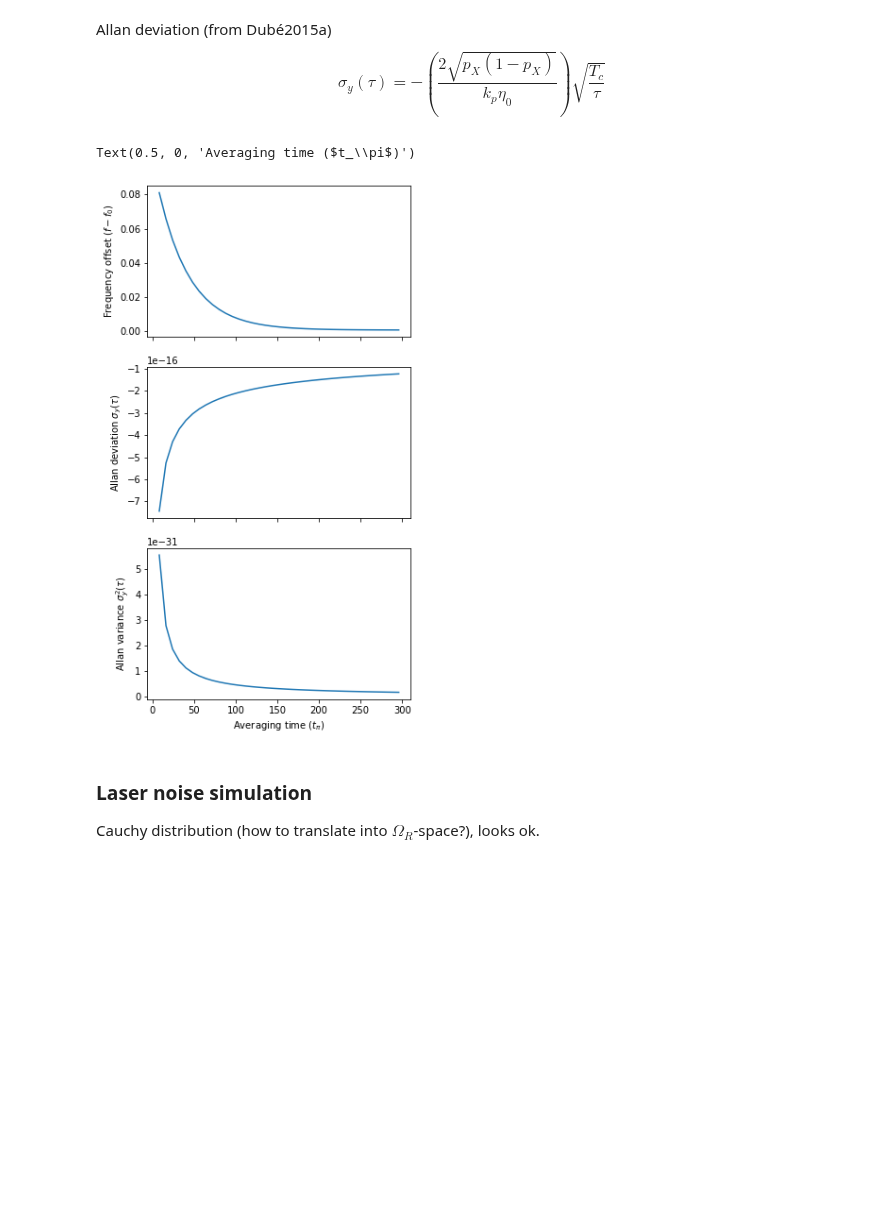
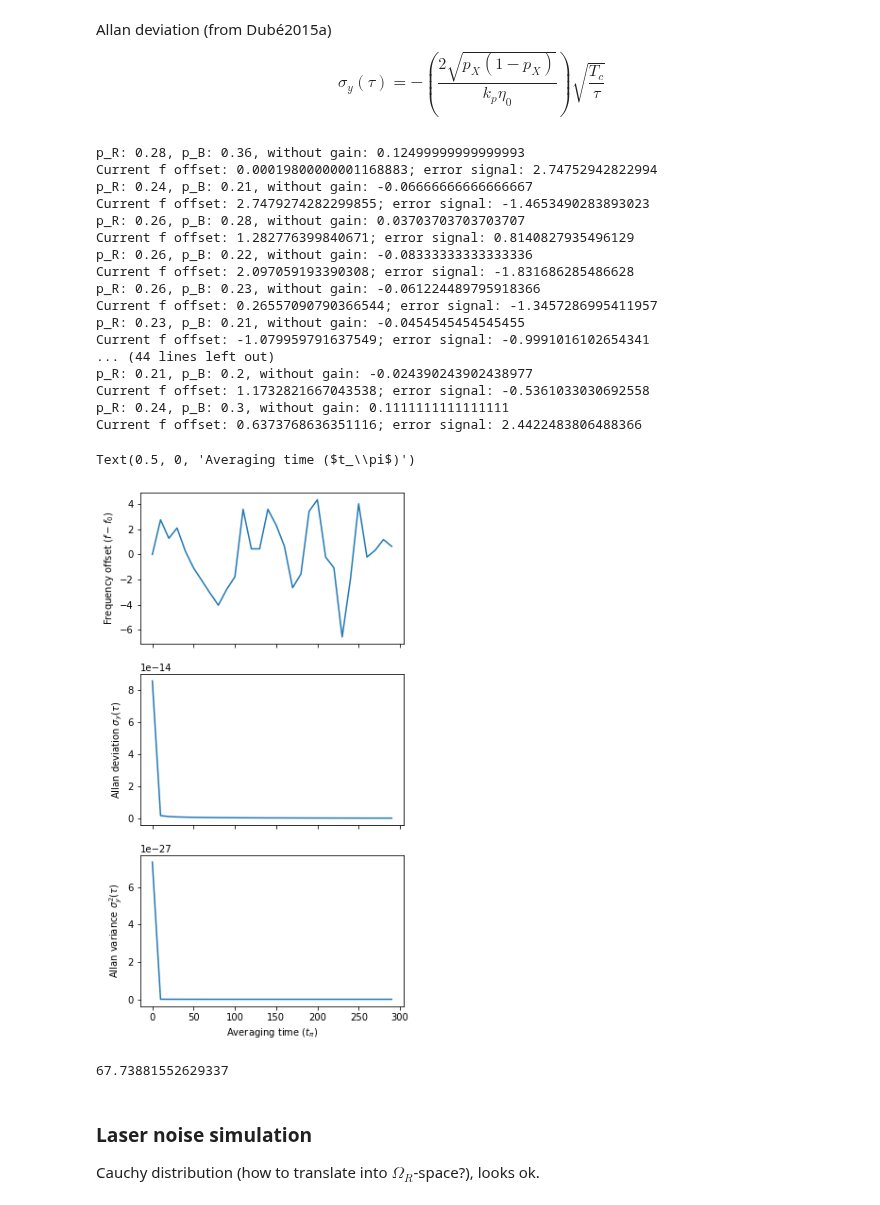
Before and after one commit to speug/srservosim, a Jupyter notebook: notebooks/servosimtests.ipynb, the cells around one changed output. Cells and saved outputs as stored; diff of their text form; code cells hidden in the pictures; blank space fills up the shorter version.

```diff
--- a/notebooks/servosimtests.ipynb
+++ b/notebooks/servosimtests.ipynb
@@ -61,8 +61,9 @@ def k_p(lineshape_func, delta, t, n=1000):
     d_R = np.linspace(start=delta[0], stop=delta[-1] - fwhm, num=n)
     d_B = d_R + fwhm
     d = d_R + fwhm / 2.
-    p_R = lineshape_func(d_R, t, tau_pi)
-    p_B = lineshape_func(d_B, t, tau_pi)
+    p_R = lineshape_func(d_R, t)
+    p_B = lineshape_func(d_B, t)
+    #k = p_B - p_R
     k = np.divide(p_B - p_R, p_B + p_R)
     d_k = np.diff(k) / (d[1] - d[0])
     origin = d_k[np.argmin(np.abs(d))]
@@ -103,12 +104,17 @@ plt.legend()
 # %%
 T_s = 5 #s
 n_m = 100 #number of measurements per cycle
-def sampling_cycle(f0, T_s, n_m, theoretical_delta, laser_drift=20e-6, tau_pi=6e-3):
+d, step = np.linspace(-500, 500, 1000, retstep=True)
+l_s = lineshape(d, 6e-3)
+def sampling_cycle(f0, T_s, n_m, theoretical_delta, tau_pi=6e-3, laser_drift=20e-6):
     time_step = T_s / n_m
-    detunings = np.arange(start=f0, stop=f0 + n_m * laser_drift * time_step, step = laser_drift * time_step) + theoretical_delta
-    jump_probabilities = lineshape(detunings, 10, tau_pi) # quantum jump p from theory
+    if laser_drift == 0.:
+        detunings = np.ones(n_m) * f0 + theoretical_delta
+    else:
+        detunings = np.arange(start=f0, stop=f0 + n_m * laser_drift * time_step, step = laser_drift * time_step) + theoretical_delta
+    jump_probabilities = lineshape(detunings, tau_pi) # quantum jump p from theory
     measured_results = binom.rvs(n=1, p=jump_probabilities) # draws from binomial
     p_X = np.sum(measured_results) / n_m
-    return p_X, detunings[-1]
-sampling_cycle(0, T_s, 100, FWHM(l_s, d)/2)
+    return p_X, detunings[-1] - theoretical_delta
+sampling_cycle(0, T_s, 100, FWHM(l_s, d)/2, laser_drift=0)
 # %% [output]
@@ -154,40 +160,66 @@ def allan_deviation(p_X, k_p, T_c, tau):
 # %%
 # main simulation loop
 T_s = 5 # s, sampling time per side
-n_s = 100 # number of samples
+n_s = 1000 # number of samples
 T_c = T_s / n_s # s, single cycle length
 initial_offset = 0 # Hz
 state_preparation = False
 tau_pi = 6e-3 # s, pulse length
-max_tau = 3000 # s, max integration time
-t = np.arange(start=T_c,stop=max_tau, step=T_s)
+max_tau = 300 # s, max integration time
+n_c = 2 # number of cycles per correction
+laser_drift = 20e-6 # Hz/s
+t = np.arange(start=T_c, stop=max_tau, step=n_c*T_s)
 etas = np.zeros(len(t))
 sigmas = np.zeros(len(t))
-d, step = np.linspace(-2, 2, 1000, retstep=True)
-without_offset = get_both_ps(d, lineshape, 10)
-k_p = slope(lineshape, without_offset['x_R'], 10) # which side of lineshape to use?
+d, step = np.linspace(-2000, 2000, 100000, retstep=True)
+kp, d_k, d = k_p(lineshape, d, tau_pi)
+fwhm = FWHM(lineshape(d, tau_pi), d)
 p_X = 0.5 if state_preparation else 0.25
-g = -2 * p_X / k_p # gain
+g = -2 * p_X / kp # gain
 f = initial_offset
-laser_drift_per_timestep = 20e-6 * 2 * np.pi
 for i in range(0, len(t)):
     tau = t[i]
-    measurement = get_both_ps(d, lineshape, tau_ls, f) # do measurement
-    f = f + correction_signal(2*g, measurement) + laser_drift_per_timestep # correct frequency
+    p_B, f = sampling_cycle(f, T_s, n_m, fwhm/2., tau_pi=tau_pi, laser_drift=laser_drift)
+    p_R, f = sampling_cycle(f, T_s, n_m, -fwhm/2., tau_pi=tau_pi, laser_drift=laser_drift)
+    print(f"p_R: {p_R}, p_B: {p_B}, without gain: {(p_B - p_R) / (p_B + p_R)}")
     etas[i] = f
-    sigmas[i] = allan_deviation(p_X, k_p, T_c, tau)
+    sigmas[i] = allan_deviation(p_X, kp, T_c, tau)
+    E = g * (p_B - p_R) / (p_B + p_R)
+    print(f"Current f offset: {f}; error signal: {E}")
+    f = f + E
 
 fig, ax = plt.subplots(nrows=3, ncols=1, sharex=True, figsize=(5, 10))
 ax[0].plot(t, etas)
 ax[0].set_ylabel(r"Frequency offset ($f-f_0$)")
 ax[1].plot(t, sigmas)
 ax[1].set_ylabel(r"Allan deviation $\sigma_y(\tau)$")
 ax[2].plot(t, np.square(sigmas))
 ax[2].set_ylabel(r"Allan variance $\sigma_y^2(\tau)$")
 plt.xlabel(r'Averaging time ($t_\pi$)')
 # %% [output]
-Text(0.5, 0, 'Averaging time ($t_\\pi$)')
+p_R: 0.28, p_B: 0.36, without gain: 0.12499999999999993
+Current f offset: 0.00019800000001168883; error signal: 2.74752942822994
+p_R: 0.24, p_B: 0.21, without gain: -0.06666666666666667
+Current f offset: 2.7479274282299855; error signal: -1.4653490283893023
+p_R: 0.26, p_B: 0.28, without gain: 0.03703703703703707
+Current f offset: 1.282776399840671; error signal: 0.8140827935496129
+p_R: 0.26, p_B: 0.22, without gain: -0.08333333333333336
+Current f offset: 2.097059193390308; error signal: -1.831686285486628
+p_R: 0.26, p_B: 0.23, without gain: -0.061224489795918366
+Current f offset: 0.26557090790366544; error signal: -1.3457286995411957
+p_R: 0.23, p_B: 0.21, without gain: -0.0454545454545455
+Current f offset: -1.079959791637549; error signal: -0.9991016102654341
+... (44 lines left out)
+p_R: 0.21, p_B: 0.2, without gain: -0.024390243902438977
+Current f offset: 1.1732821667043538; error signal: -0.5361033030692558
+p_R: 0.24, p_B: 0.3, without gain: 0.1111111111111111
+Current f offset: 0.6373768636351116; error signal: 2.4422483806488366
+Text(0.5, 0, 'Averaging time ($t_\\pi$)')
-[figure, old version]
+[figure, new version]
+# %%
+g
+# %% [output]
+67.73881552629337
 # %% [markdown]
 ### Laser noise simulation
 Cauchy distribution (how to translate into $\Omega_R$-space?), looks ok.
```
Also changed, not shown: parts of 2 cells of this notebook.
